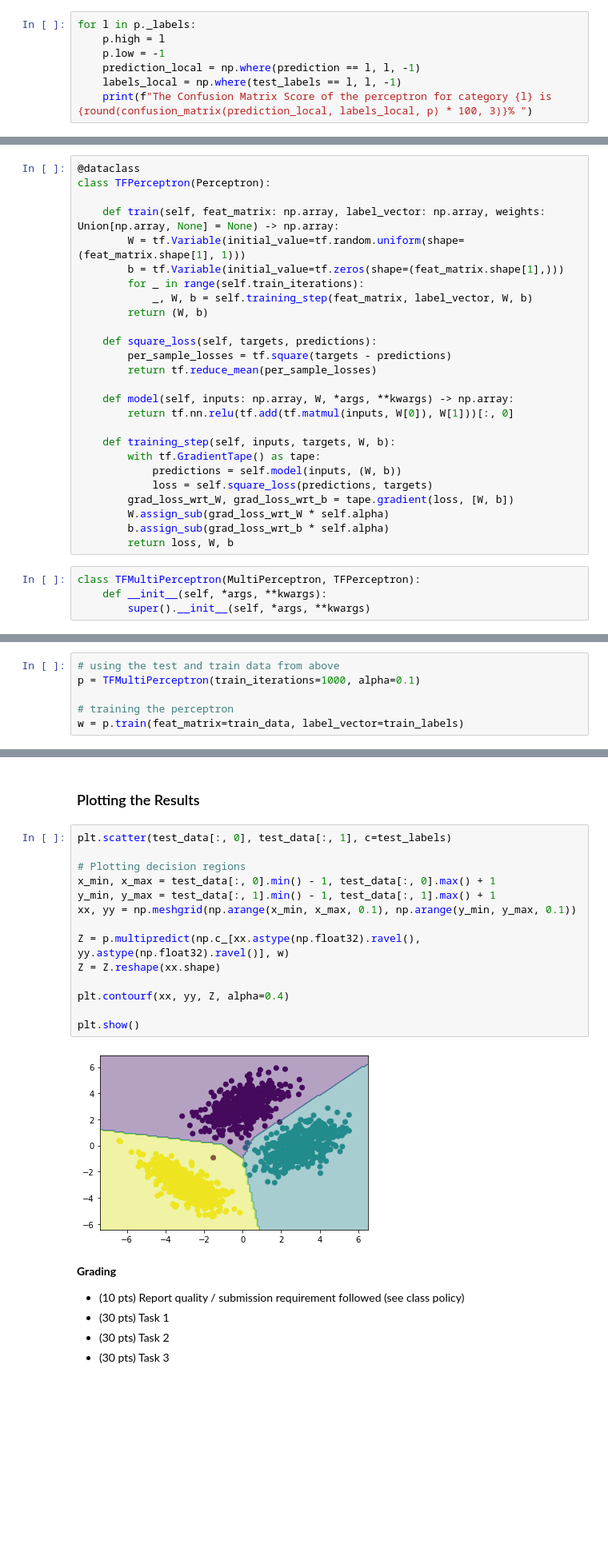
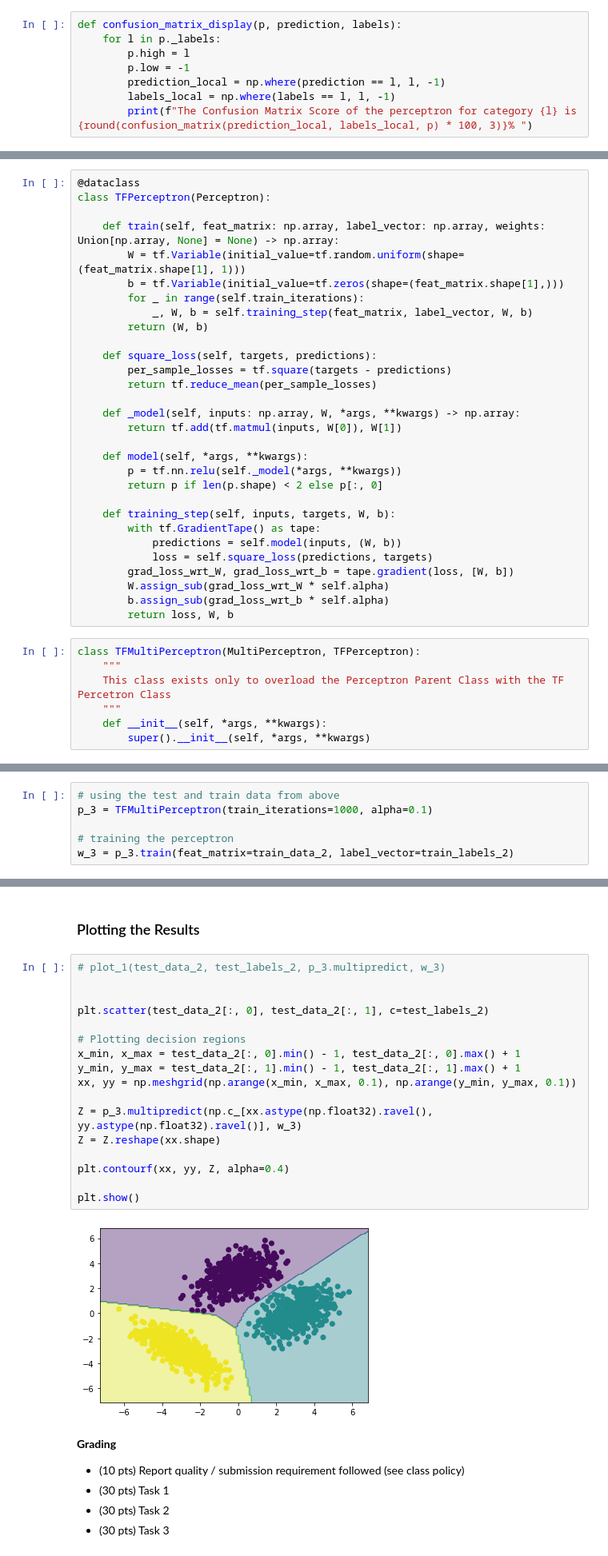
Before and after one commit to mschrader15/homework, a Jupyter notebook: spring-2022/ece-693/HW1.ipynb, the cells around one changed output, grey strips where cells are left out. Shown at 80% size. Saved outputs shown, nothing was run; the diff lists cells and outputs as text; blank space fills up the shorter version.

```diff
--- a/spring-2022/ece-693/HW1.ipynb
+++ b/spring-2022/ece-693/HW1.ipynb
@@ -262,9 +249,10 @@ prediction = p.multipredict(test_data, w)
 # %% [markdown]
 ### Calculating The Confusion Matrix Score
 # %%
-for l in p._labels:
-    p.high = l
-    p.low = -1
-    prediction_local = np.where(prediction == l, l, -1)
-    labels_local = np.where(test_labels == l, l, -1)
-    print(f"The Confusion Matrix Score of the perceptron for category {l} is {round(confusion_matrix(prediction_local, labels_local, p) * 100, 3)}% ")
+def confusion_matrix_display(p, prediction, labels):
+    for l in p._labels:
+        p.high = l
+        p.low = -1
+        prediction_local = np.where(prediction == l, l, -1)
+        labels_local = np.where(labels == l, l, -1)
+        print(f"The Confusion Matrix Score of the perceptron for category {l} is {round(confusion_matrix(prediction_local, labels_local, p) * 100, 3)}% ")
@@ -322,8 +300,12 @@ class TFPerceptron(Perceptron):
         per_sample_losses = tf.square(targets - predictions)
         return tf.reduce_mean(per_sample_losses)
 
-    def model(self, inputs: np.array, W, *args, **kwargs) -> np.array:
-        return tf.nn.relu(tf.add(tf.matmul(inputs, W[0]), W[1]))[:, 0]
+    def _model(self, inputs: np.array, W, *args, **kwargs) -> np.array:
+        return tf.add(tf.matmul(inputs, W[0]), W[1])
+
+    def model(self, *args, **kwargs):
+        p = tf.nn.relu(self._model(*args, **kwargs))
+        return p if len(p.shape) < 2 else p[:, 0]
 
     def training_step(self, inputs, targets, W, b):
         with tf.GradientTape() as tape:
@@ -335,14 +317,17 @@ class TFPerceptron(Perceptron):
         return loss, W, b
 # %%
 class TFMultiPerceptron(MultiPerceptron, TFPerceptron):
+    """
+    This class exists only to overload the Perceptron Parent Class with the TF Percetron Class
+    """
     def __init__(self, *args, **kwargs):
         super().__init__(self, *args, **kwargs)
 # %% [markdown]
 ### Training the Classifier
 # %%
 # using the test and train data from above
-p = TFMultiPerceptron(train_iterations=1000, alpha=0.1)
+p_3 = TFMultiPerceptron(train_iterations=1000, alpha=0.1)
 
 # training the perceptron
-w = p.train(feat_matrix=train_data, label_vector=train_labels)
+w_3 = p_3.train(feat_matrix=train_data_2, label_vector=train_labels_2)
 # %% [output]
@@ -372,21 +352,24 @@ The Confusion Matrix Score of the perceptron for category 3.0 is 99.933%
 # %% [markdown]
 ### Plotting the Results
 # %%
-plt.scatter(test_data[:, 0], test_data[:, 1], c=test_labels)
+# plot_1(test_data_2, test_labels_2, p_3.multipredict, w_3)
+
+
+plt.scatter(test_data_2[:, 0], test_data_2[:, 1], c=test_labels_2)
 
 # Plotting decision regions
-x_min, x_max = test_data[:, 0].min() - 1, test_data[:, 0].max() + 1
-y_min, y_max = test_data[:, 1].min() - 1, test_data[:, 1].max() + 1
+x_min, x_max = test_data_2[:, 0].min() - 1, test_data_2[:, 0].max() + 1
+y_min, y_max = test_data_2[:, 1].min() - 1, test_data_2[:, 1].max() + 1
 xx, yy = np.meshgrid(np.arange(x_min, x_max, 0.1), np.arange(y_min, y_max, 0.1))
 
-Z = p.multipredict(np.c_[xx.astype(np.float32).ravel(), yy.astype(np.float32).ravel()], w)
+Z = p_3.multipredict(np.c_[xx.astype(np.float32).ravel(), yy.astype(np.float32).ravel()], w_3)
 Z = Z.reshape(xx.shape)
 
 plt.contourf(xx, yy, Z, alpha=0.4)
 
 plt.show()
 # %% [output]
-[figure, old version]
+[figure, new version]
 # %% [markdown]
 **Grading**
 
```
Also changed, not shown: parts of 51 cells of this notebook.
